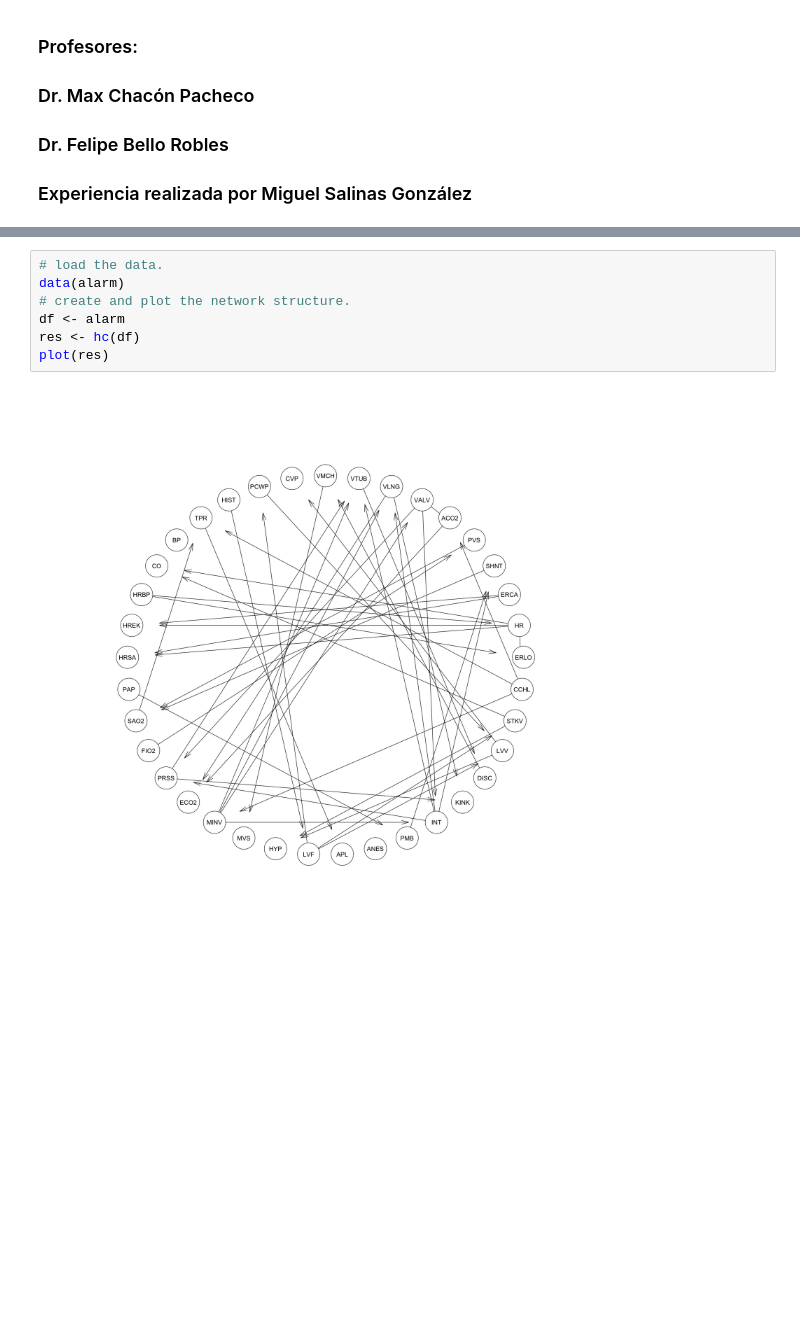
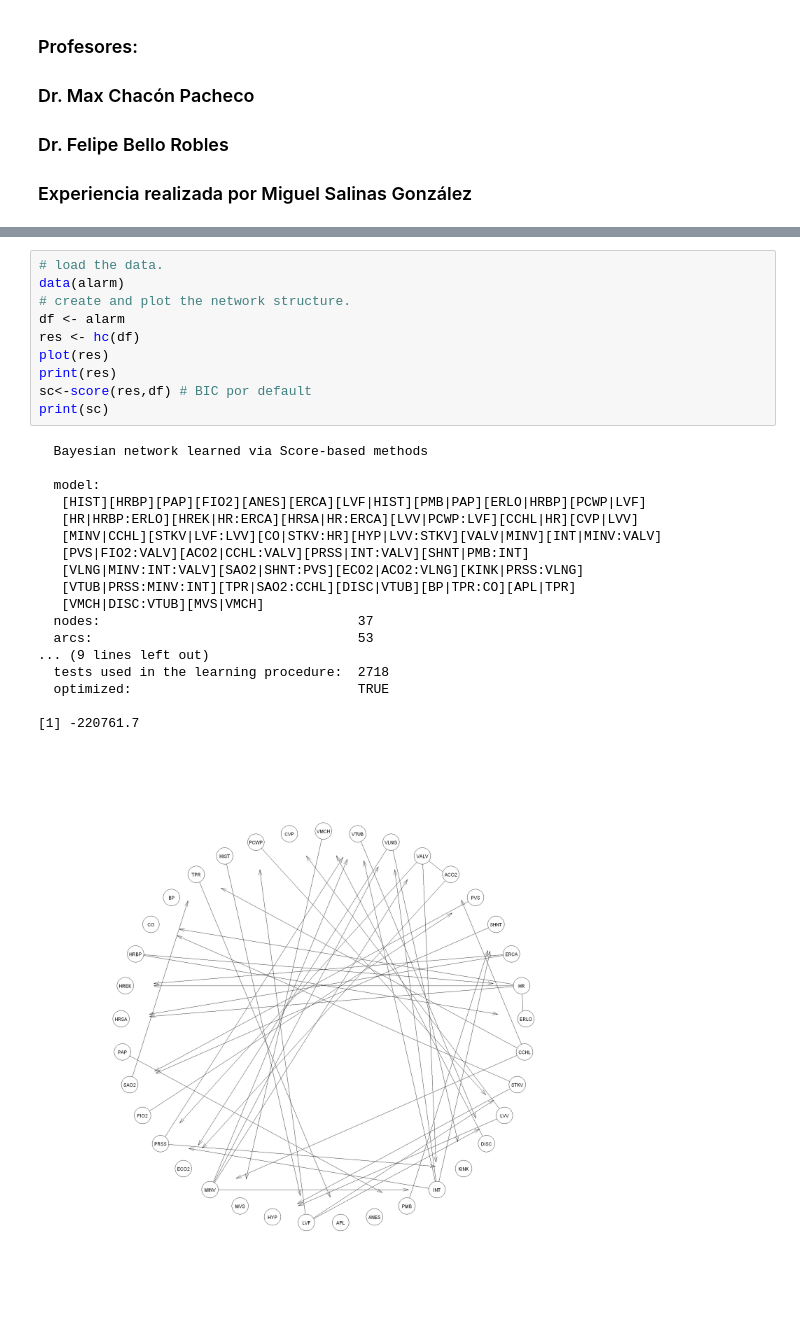
Before and after one commit to salinasmiguelg/redesbayesianas, a Jupyter notebook: bn.ipynb, the cells around one changed output, grey strips where cells are left out. Drawn from its saved outputs; the diff is of its cells as text; blank space fills up the shorter version.

```diff
--- a/bn.ipynb
+++ b/bn.ipynb
@@ -48,9 +33,29 @@ options(repr.plot.width = 15, repr.plot.height = 15)
 # %%
 # load the data.
 data(alarm)
 # create and plot the network structure.
 df <- alarm
 res <- hc(df)
 plot(res)
+print(res)
+sc<-score(res,df) # BIC por default
+print(sc)
 # %% [output]
+  Bayesian network learned via Score-based methods
+
+  model:
+   [HIST][HRBP][PAP][FIO2][ANES][ERCA][LVF|HIST][PMB|PAP][ERLO|HRBP][PCWP|LVF]
+   [HR|HRBP:ERLO][HREK|HR:ERCA][HRSA|HR:ERCA][LVV|PCWP:LVF][CCHL|HR][CVP|LVV]
+   [MINV|CCHL][STKV|LVF:LVV][CO|STKV:HR][HYP|LVV:STKV][VALV|MINV][INT|MINV:VALV]
+   [PVS|FIO2:VALV][ACO2|CCHL:VALV][PRSS|INT:VALV][SHNT|PMB:INT]
+   [VLNG|MINV:INT:VALV][SAO2|SHNT:PVS][ECO2|ACO2:VLNG][KINK|PRSS:VLNG]
+   [VTUB|PRSS:MINV:INT][TPR|SAO2:CCHL][DISC|VTUB][BP|TPR:CO][APL|TPR]
+   [VMCH|DISC:VTUB][MVS|VMCH]
+  nodes:                                 37
+  arcs:                                  53
+... (9 lines left out)
+  tests used in the learning procedure:  2718
+  optimized:                             TRUE
+
+[1] -220761.7
-[figure, old version]
+[figure, new version]
```
Also changed, not shown: parts of 16 cells of this notebook, 1 other file.
